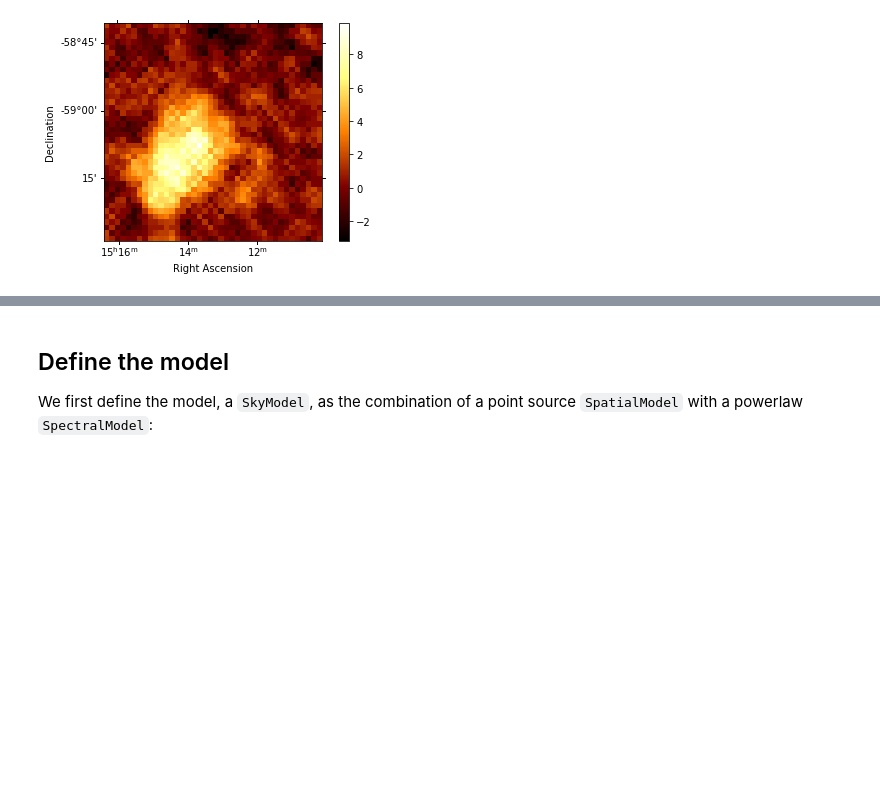
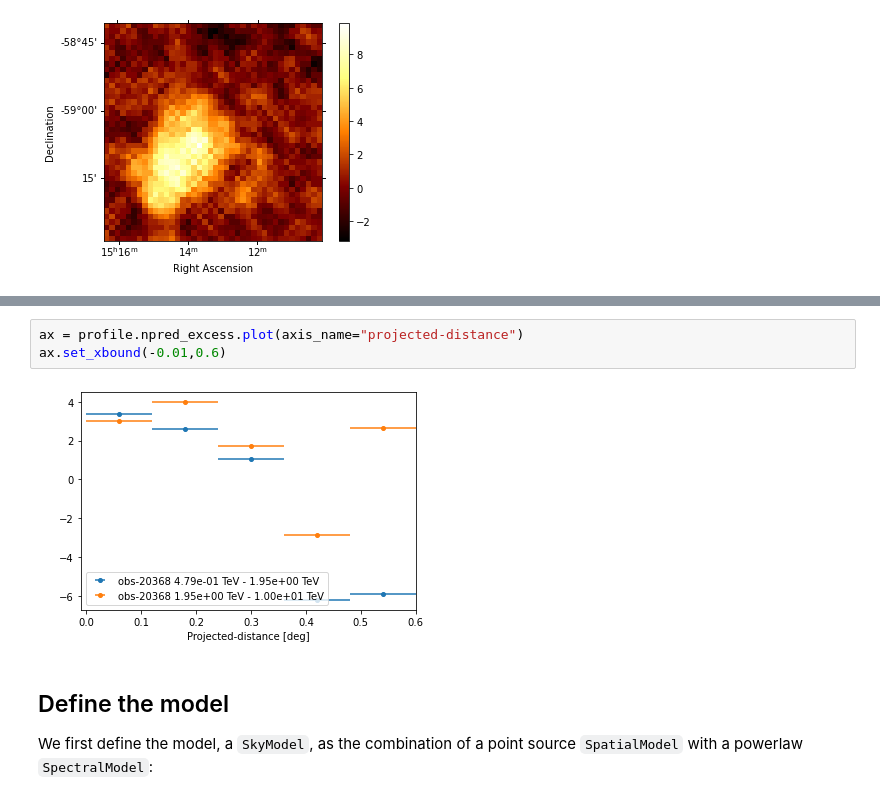
Before and after one commit to AtreyeeS/VHE-KU-workshop, a Jupyter notebook: data_reduction_msh.ipynb, the cells around one changed output, grey strips where cells are left out. Drawn from its saved outputs; the diff is of its cells as text; blank space fills up the shorter version.

```diff
--- a/data_reduction_msh.ipynb
+++ b/data_reduction_msh.ipynb
@@ -316,3 +390,8 @@ significance_map.cutout(position=pos, width=0.8*u.deg).plot(add_cbar=True)
+# %%
+ax = profile.npred_excess.plot(axis_name="projected-distance")
+ax.set_xbound(-0.01,0.6)
+# %% [output]
+[figure, added]
 # %% [markdown]
 ## Define the model
 We first define the model, a `SkyModel`, as the combination of a point source `SpatialModel` with a powerlaw `SpectralModel`:
```
Also changed, not shown: parts of 23 cells of this notebook.
